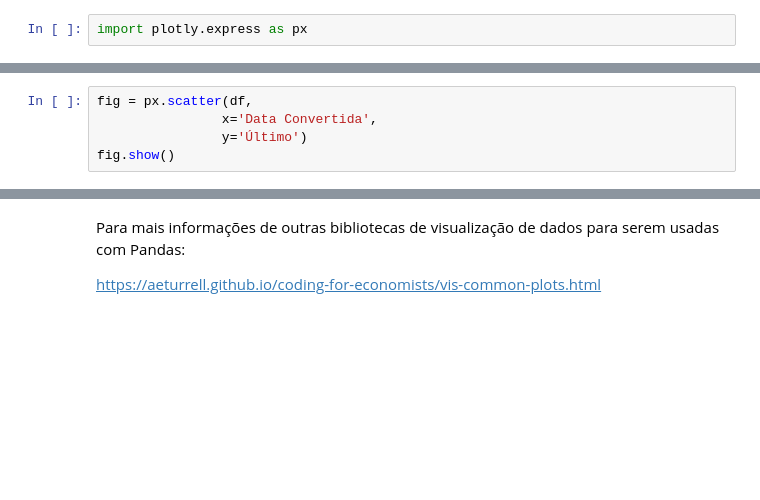
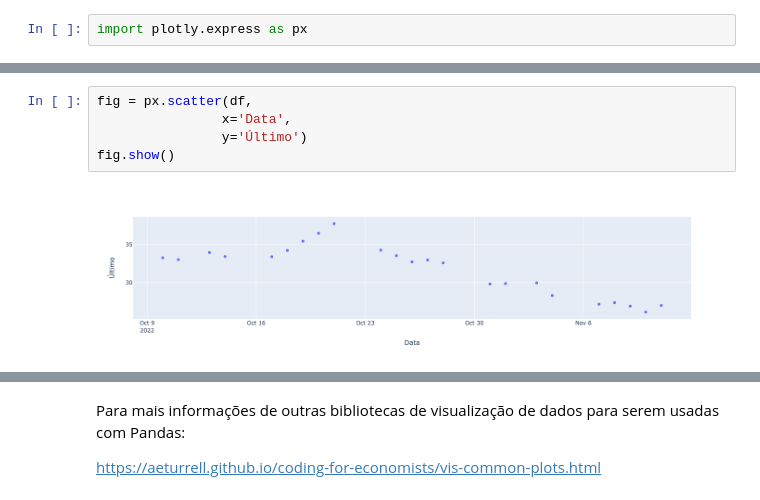
Before and after one commit to filipecalegario/intro-programacao-python, a Jupyter notebook: 10_Dados_Visualizacao/Pandas.ipynb, the cells around one changed output, grey strips where cells are left out. Saved outputs shown, nothing was run; the diff lists cells and outputs as text; blank space fills up the shorter version.

```diff
--- a/10_Dados_Visualizacao/Pandas.ipynb
+++ b/10_Dados_Visualizacao/Pandas.ipynb
@@ -437,7 +1033,9 @@ fig.show()
 # %%
 fig = px.scatter(df,
-                x='Data Convertida',
+                x='Data',
                 y='Último')
 fig.show()
+# %% [output]
+[figure, added]
 # %%
 fig = px.line(df,
```
Also changed, not shown: parts of 54 cells of this notebook.
